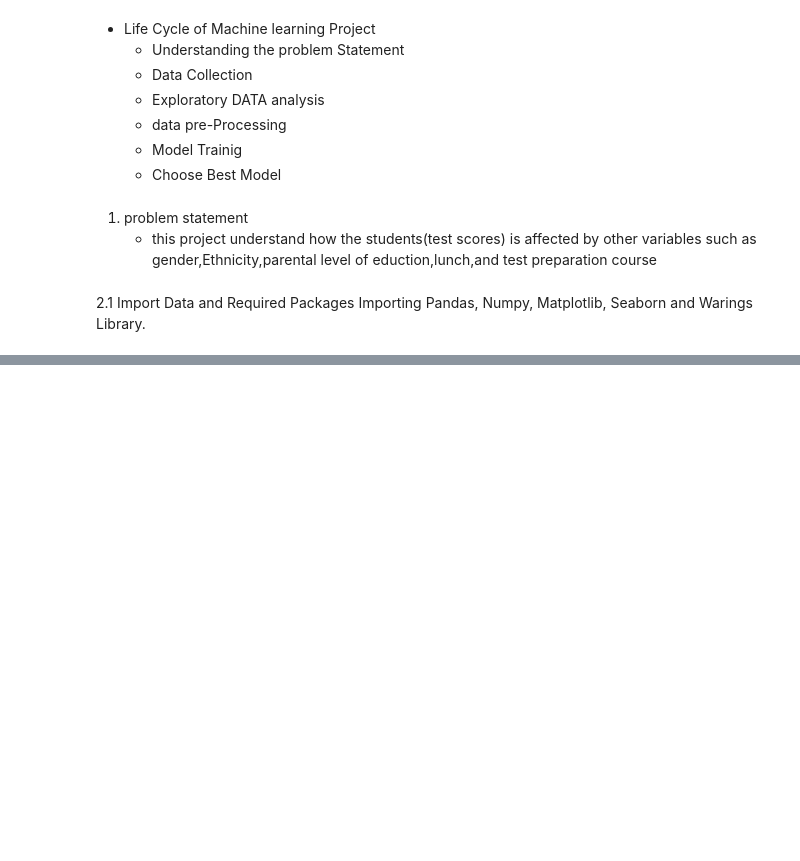
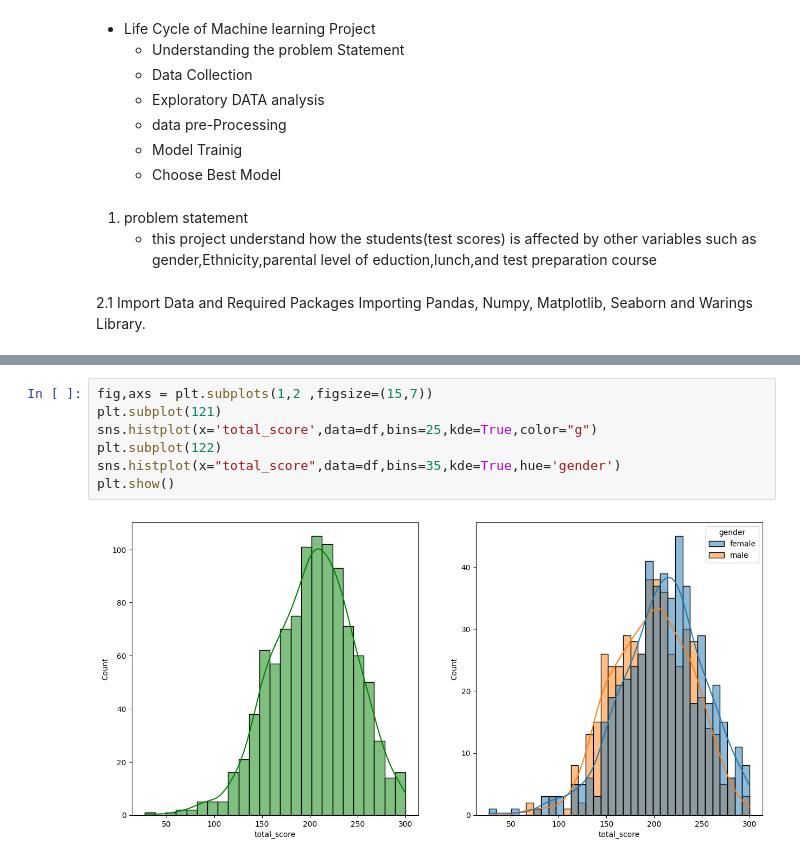
Before and after one commit to sripavan24/MLproject, a Jupyter notebook: notebook/1 . EDA STUDENT PERFORMANCE .ipynb, the cells around one changed output, grey strips where cells are left out. Saved outputs shown, nothing was run; the diff lists cells and outputs as text; blank space fills up the shorter version.

```diff
--- a/notebook/1 . EDA STUDENT PERFORMANCE .ipynb
+++ b/notebook/1 . EDA STUDENT PERFORMANCE .ipynb
@@ -38,0 +174,9 @@ FileNotFoundError: [Errno 2] No such file or directory: 'data/Std.csv'
+# %%
+fig,axs = plt.subplots(1,2 ,figsize=(15,7))
+plt.subplot(121)
+sns.histplot(x='total_score',data=df,bins=25,kde=True,color="g")
+plt.subplot(122)
+sns.histplot(x="total_score",data=df,bins=35,kde=True,hue='gender')
+plt.show()
+# %% [output]
+[figure, added]
```
Also changed, not shown: parts of 24 cells of this notebook, 2 other files.
